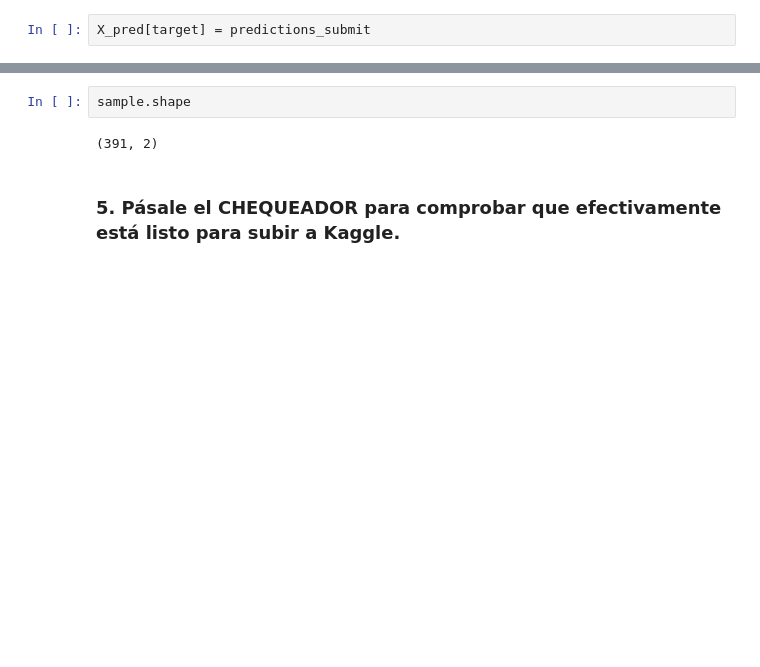
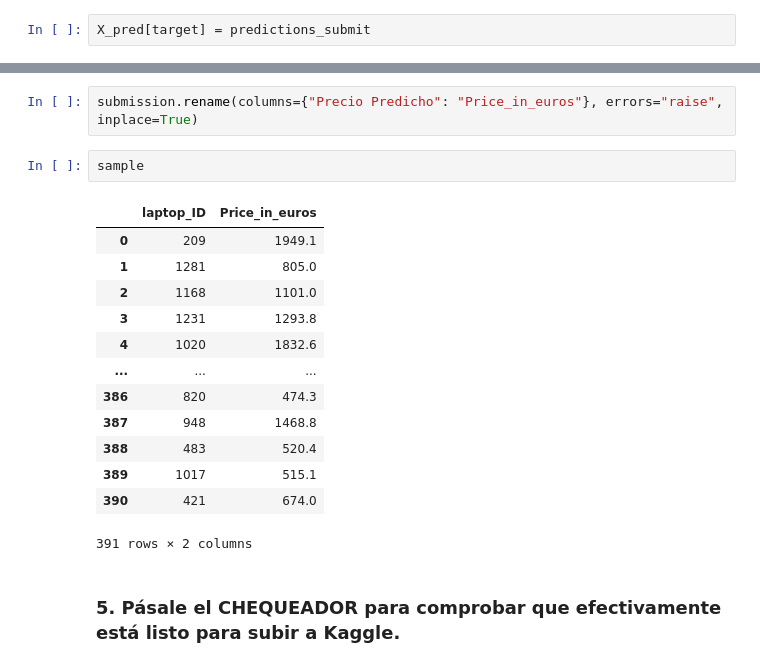
Before and after one commit to JesusGs91/ONLINE_DS_THEBRIDGE_JesusGonzalezSuarez, a Jupyter notebook: Sprint14/Kaggle/Kaggle_submission.ipynb, the cells around one changed output, grey strips where cells are left out. Drawn from its saved outputs; the diff is of its cells as text; blank space fills up the shorter version.

```diff
--- a/Sprint14/Kaggle/Kaggle_submission.ipynb
+++ b/Sprint14/Kaggle/Kaggle_submission.ipynb
@@ -982,7 +987,21 @@ submission.shape
+# %%
+submission.rename(columns={"Precio Predicho": "Price_in_euros"}, errors="raise", inplace=True)
 # %%
-sample.shape
+sample
 # %% [output]
+|  | laptop_ID | Price_in_euros |
+| 0 | 209 | 1949.1 |
+| 1 | 1281 | 805.0 |
+| 2 | 1168 | 1101.0 |
+| 3 | 1231 | 1293.8 |
+| 4 | 1020 | 1832.6 |
+| ... | ... | ... |
+| 386 | 820 | 474.3 |
+| 387 | 948 | 1468.8 |
+| 388 | 483 | 520.4 |
+| 389 | 1017 | 515.1 |
+| 390 | 421 | 674.0 |
-(391, 2)
+391 rows × 2 columns
 # %% [markdown]
 ### 5. Pásale el CHEQUEADOR para comprobar que efectivamente está listo para subir a Kaggle.
 # %%
```
Also changed, not shown: parts of 25 cells of this notebook, 21 other files.
